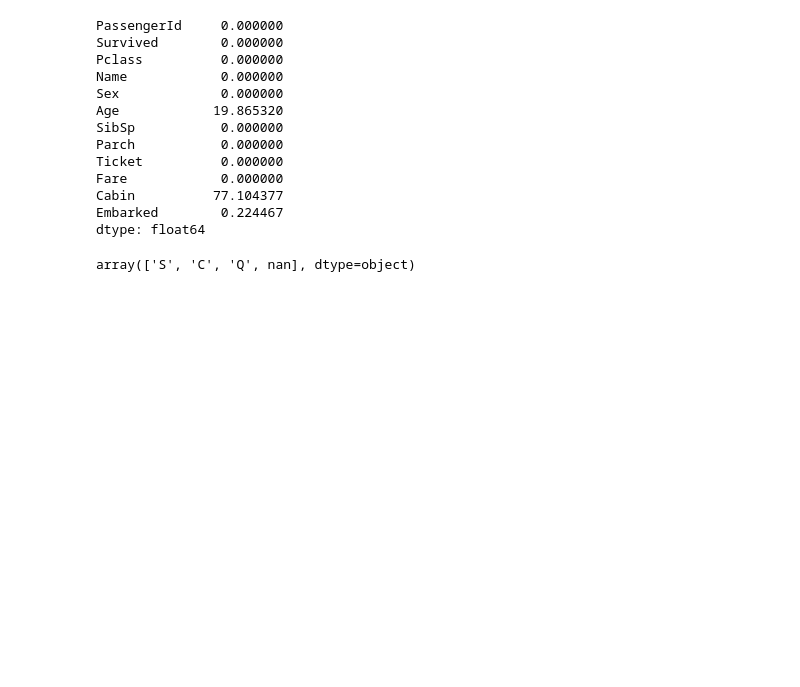
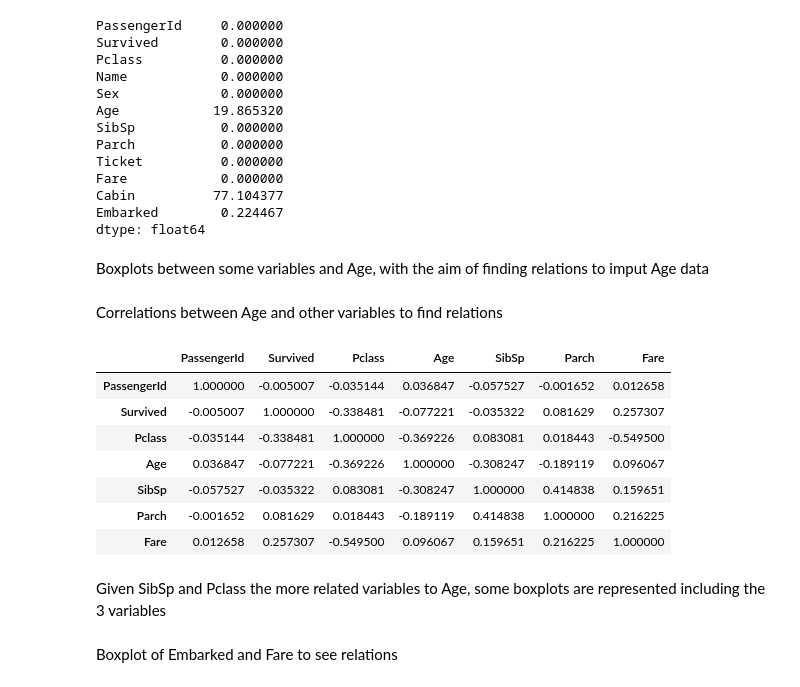
Before and after one commit to MateoPG/Titanic_MachineLearningfromDisaster, a Jupyter notebook: data_loading.ipynb, the cells around one changed output. Saved outputs shown, nothing was run; the diff lists cells and outputs as text; code cells hidden in the pictures; blank space fills up the shorter version.

Commit message:
EDA visualizations and relations with Survivors

```diff
--- a/data_loading.ipynb
+++ b/data_loading.ipynb
@@ -18,3 +22,43 @@ def load_data_set(data = 'train'):
+# %%
+def load_data_set(data = 'train'):
+    """_summary_
+    This function reads the csv that contains the training data or test data for the project
+    Args:
+        data (str, optional): _description_. Defaults to 'train'.
+
+    Returns:
+        _type_: _description_
+    """
+    return pd.read_csv(f'../Data/{data}.csv')
+
+def find_closest_cabin(fare_value, means_dataset):
+    """_summary_
+    This function finds the closest class in a class column using the mean value of other given column (fare in this case) and a given Fare value to compare.
+    Args:
+        fare_value (_type_): _description_
+        means_dataset (_type_): _description_
+
+    Returns:
+        _type_: _description_
+    """
+    closest_letter = min(means_dataset['Fare'].keys(), key=lambda x: abs(means_dataset['Fare'][x] - fare_value))
+    return closest_letter
+
+def imput_age_by_pclass_and_sibsp(row_sibps_and_pclass, grouped_ages):
+    """_summary_
+    This function finds the mean/median or other metric value for the age grouped by SibSp and Pclass and imputs it into a DataFrame given a SibSp and a Pclass
+    Args:
+        row_sibps_and_pclass (_type_): _description_
+        grouped_ages (_type_): _description_
+
+    Returns:
+        _type_: _description_
+    """
+    age_to_imput = grouped_ages[(grouped_ages['SibSp']== row_sibps_and_pclass['SibSp'])
+                                &(grouped_ages['Pclass']== row_sibps_and_pclass['Pclass'])]['Age'].values[0]
+    if not age_to_imput > 0:
+        age_to_imput = grouped_ages['Age'].mean()
+    return age_to_imput
 # %% [markdown]
 ### Loading data
 # %%
@@ -52,7 +84,5 @@ Fare            0.000000
 Cabin          77.104377
 Embarked        0.224467
 dtype: float64
-# %%
-train_set['Embarked'].unique()
-# %% [output]
-array(['S', 'C', 'Q', nan], dtype=object)
+# %% [markdown]
+Boxplots between some variables and Age, with the aim of finding relations to imput Age data
@@ -58,0 +104,13 @@ array(['S', 'C', 'Q', nan], dtype=object)
+# %% [markdown]
+Correlations between Age and other variables to find relations
+# %%
+train_set[train_set.dtypes[(train_set.dtypes =='int64')|(train_set.dtypes =='float64')].index].corr()
+# %% [output]
+|  | PassengerId | Survived | Pclass | Age | SibSp | Parch | Fare |
+| PassengerId | 1.000000 | -0.005007 | -0.035144 | 0.036847 | -0.057527 | -0.001652 | 0.012658 |
+| Survived | -0.005007 | 1.000000 | -0.338481 | -0.077221 | -0.035322 | 0.081629 | 0.257307 |
+| Pclass | -0.035144 | -0.338481 | 1.000000 | -0.369226 | 0.083081 | 0.018443 | -0.549500 |
+| Age | 0.036847 | -0.077221 | -0.369226 | 1.000000 | -0.308247 | -0.189119 | 0.096067 |
+| SibSp | -0.057527 | -0.035322 | 0.083081 | -0.308247 | 1.000000 | 0.414838 | 0.159651 |
+| Parch | -0.001652 | 0.081629 | 0.018443 | -0.189119 | 0.414838 | 1.000000 | 0.216225 |
+| Fare | 0.012658 | 0.257307 | -0.549500 | 0.096067 | 0.159651 | 0.216225 | 1.000000 |
@@ -58,0 +120,2 @@ array(['S', 'C', 'Q', nan], dtype=object)
+# %% [markdown]
+Given SibSp and Pclass the more related variables to Age, some boxplots are represented including the 3 variables
@@ -58,0 +128,2 @@ array(['S', 'C', 'Q', nan], dtype=object)
+# %% [markdown]
+Boxplot of Embarked and Fare to see relations
```
Also changed, not shown: parts of 20 cells of this notebook.
